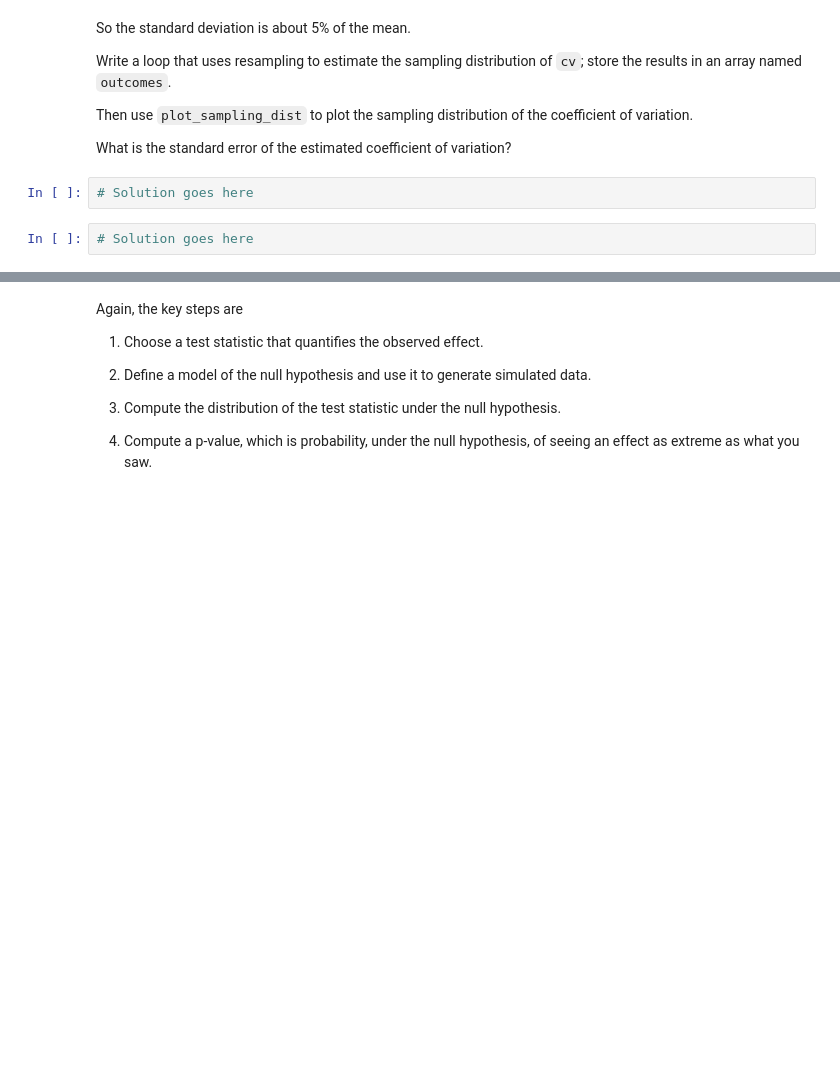
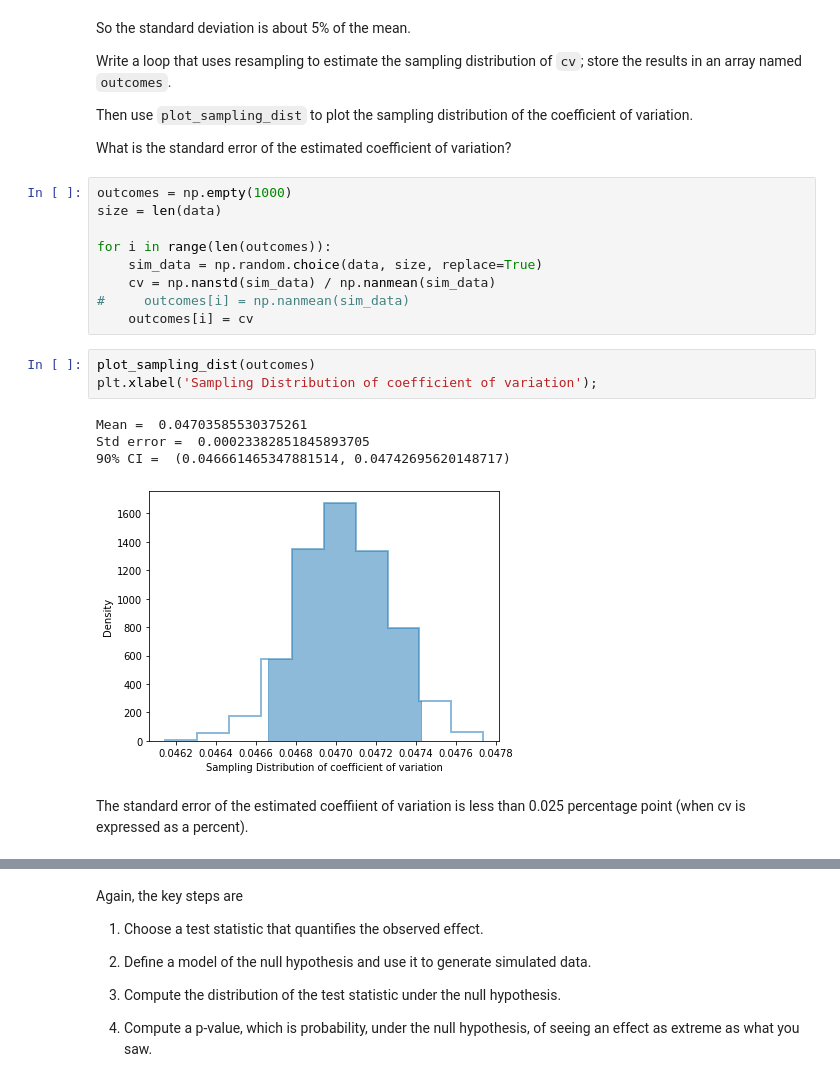
Before and after one commit to mstites/data-science, a Jupyter notebook: notebooks/11_inference.ipynb, the cells around one changed output, grey strips where cells are left out. Saved outputs shown, nothing was run; the diff lists cells and outputs as text; blank space fills up the shorter version.

```diff
--- a/notebooks/11_inference.ipynb
+++ b/notebooks/11_inference.ipynb
@@ -751,10 +762,25 @@ Write a loop that uses resampling to estimate the sampling distribution of `cv`;
 Then use `plot_sampling_dist` to plot the sampling distribution of the coefficient of variation.
 
 What is the standard error of the estimated coefficient of variation?
-# %%
-# Solution goes here
-# %%
-# Solution goes here
+# %%
+outcomes = np.empty(1000)
+size = len(data)
+
+for i in range(len(outcomes)):
+    sim_data = np.random.choice(data, size, replace=True)
+    cv = np.nanstd(sim_data) / np.nanmean(sim_data)
+#     outcomes[i] = np.nanmean(sim_data)
+    outcomes[i] = cv
+# %%
+plot_sampling_dist(outcomes)
+plt.xlabel('Sampling Distribution of coefficient of variation');
+# %% [output]
+Mean =  0.04703585530375261
+Std error =  0.00023382851845893705
+90% CI =  (0.046661465347881514, 0.04742695620148717)
+[figure, added]
+# %% [markdown]
+The standard error of the estimated coeffiient of variation is less than 0.025 percentage point (when cv is expressed as a percent).
 # %% [markdown]
 ## Summary
 
```
Also changed, not shown: parts of 34 cells of this notebook.
